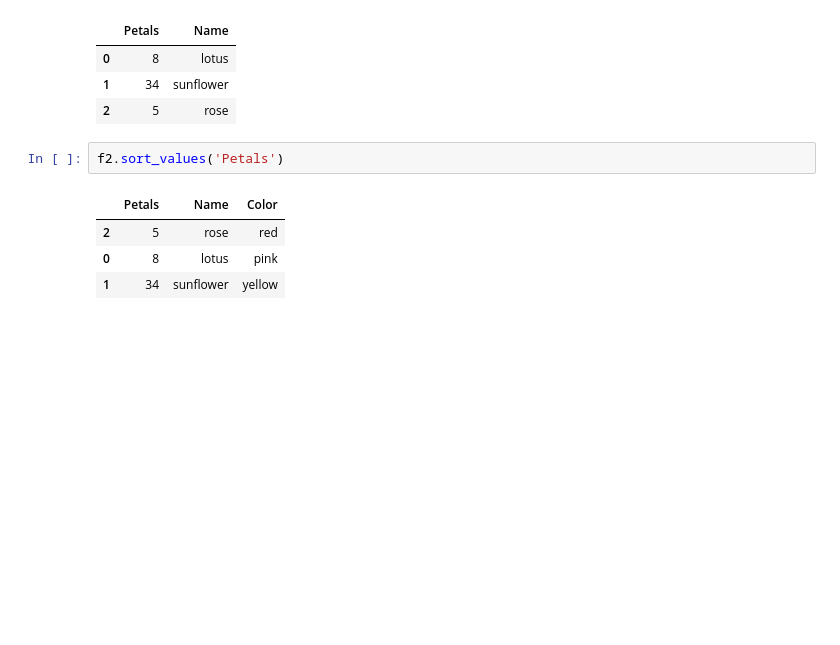
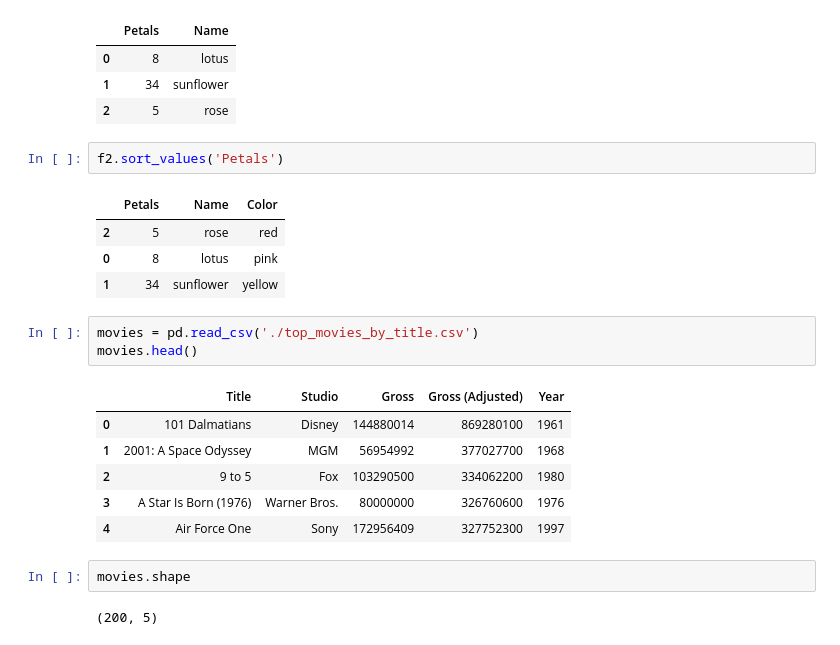
Before and after one commit to SYYoung/Berkeley, a Jupyter notebook: Computational thinking with Python/Week 1/Note1.ipynb, the cells around one changed output. Cells and saved outputs as stored; diff of their text form; blank space fills up the shorter version.

```diff
--- a/Computational thinking with Python/Week 1/Note1.ipynb
+++ b/Computational thinking with Python/Week 1/Note1.ipynb
@@ -143,3 +143,17 @@ f2.sort_values('Petals')
 | 2 | 5 | rose | red |
 | 0 | 8 | lotus | pink |
 | 1 | 34 | sunflower | yellow |
+# %%
+movies = pd.read_csv('./top_movies_by_title.csv')
+movies.head()
+# %% [output]
+|  | Title | Studio | Gross | Gross (Adjusted) | Year |
+| 0 | 101 Dalmatians | Disney | 144880014 | 869280100 | 1961 |
+| 1 | 2001: A Space Odyssey | MGM | 56954992 | 377027700 | 1968 |
+| 2 | 9 to 5 | Fox | 103290500 | 334062200 | 1980 |
+| 3 | A Star Is Born (1976) | Warner Bros. | 80000000 | 326760600 | 1976 |
+| 4 | Air Force One | Sony | 172956409 | 327752300 | 1997 |
+# %%
+movies.shape
+# %% [output]
+(200, 5)
```
Also changed, not shown: parts of 7 cells of this notebook.
